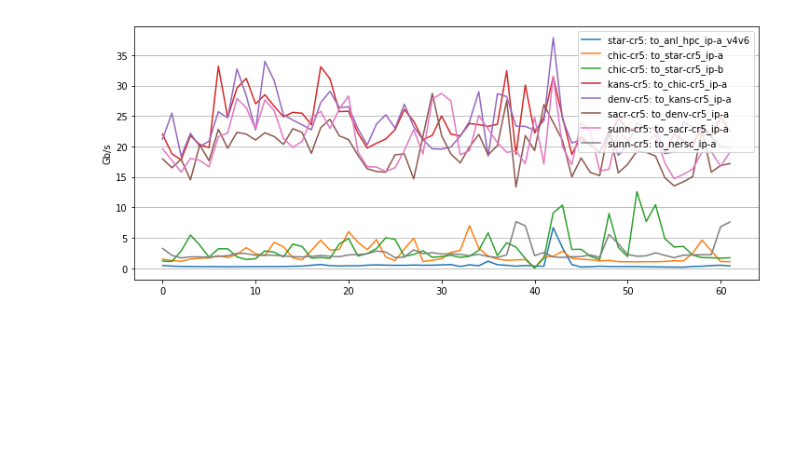
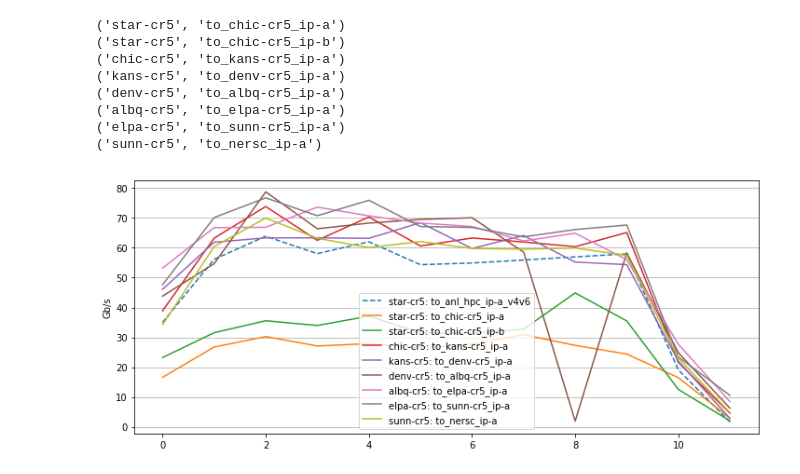
Before and after one commit to liuyuanlai/DTNSpeedTest, a Jupyter notebook: jupyter/snmp.ipynb, the cells around one changed output. Drawn from its saved outputs; the diff is of its cells as text; code cells hidden in the pictures; blank space fills up the shorter version.

```diff
--- a/jupyter/snmp.ipynb
+++ b/jupyter/snmp.ipynb
@@ -8,7 +11,10 @@ def get_throughput(node, port, ts=None, te=None):
     out_url = "http://graphite.es.net/snmp/west/%s/interface/%s/out?begin=%d&end=%d&calc=30"% (node, port, ts, te)
     in_url  = "http://graphite.es.net/snmp/west/%s/interface/%s/in?begin=%d&end=%d&calc=30" % (node, port, ts, te)
     r = requests.get(out_url).text
-    res_out = json.loads(r)
+    try:
+        res_out = json.loads(r)
+    except:
+        print(r)
 
     r = requests.get(in_url).text
     res_in = json.loads(r)
@@ -26,10 +32,18 @@ nersc2alcf_esnet = (('sunn-cr5', 'to_nersc_ip-a'),    ('sacr-cr5', 'to_sunn-cr5_
                     ('denv-cr5', 'to_sacr-cr5_ip-a'), ('kans-cr5', 'to_denv-cr5_ip-a'),\
                     ('chic-cr5', 'to_kans-cr5_ip-a'), ('star-cr5', 'to_chic-cr5_ip-a'), \
                     ('star-cr5', 'to_chic-cr5_ip-b'), ('star-cr5', 'to_anl_hpc_ip-a_v4v6'))
+
+# verified new path via ELPA
+# alcf2nersc_esnet = (('star-cr5', 'to_anl_hpc_ip-a_v4v6'), ('star-cr5', 'to_chic-cr5_ip-a'), \
+#                     ('star-cr5', 'to_chic-cr5_ip-b'), ('chic-cr5', 'to_kans-cr5_ip-a'), \
+#                     ('kans-cr5', 'to_denv-cr5_ip-a'), \
+#                     ('denv-cr5', 'to_albq-cr5_ip-a'), ('albq-cr5', 'to_elpa-cr5_ip-a'), \
+#                     ('elpa-cr5', 'to_sunn-cr5_ip-a'), ('sunn-cr5', 'to_nersc_ip-a'))
 # %%
 def get_path_throughput(path, ts, te):
     _ret = {}
     for node, port in path:
+        time.sleep(1)
         _thro = get_throughput(node, port, ts, te)
         _ret[(node, port)] = _thro
     return _ret
@@ -56,19 +50,44 @@ get_path_throughput(alcf2nersc_esnet, 1531766346-1800, 1531766346)
 # %%
-legend = []
-plt.figure(figsize=(12,5))
-for _node in _res:
-    node, port = _node
-    legend.append(node + ": " + port)
-    #print(node)
-    _in = _res[_node]['in'][:, 1]
-    in_thro = _in * 8 / (2**30)
-    #print(in_thro)
-    _out = _res[_node]['out']
-    plt.plot(in_thro)
-plt.legend(legend)
-ax = plt.axes()
-ax.yaxis.grid()
-plt.ylabel("Gb/s")
-plt.show()
+def parse_result_plot(timeStamp, period = 300):
+    _res = get_path_throughput(alcf2nersc_esnet, timeStamp, timeStamp + period)
+    plt.close()
+    plt.figure(figsize=(12,5))
+    for _node in _res:
+        node, port = _node
+        #legend.append(node + ": " + port)
+        s_port = 'to_nersc_ip-a'
+        #s_port = 'to_anl_hpc_ip-a_v4v6'
+        if port == s_port:
+            _out = _res[_node]['out'][:, 1]
+            out_thro = _out * 8 / (10**9)
+            plt.plot(out_thro, '--', label = node + ": " + port)
+            continue
+        #print(node)
+        print(_node)
+        _in = _res[_node]['in'][:, 1]
+        #except:
+         #   continue
+        in_thro = _in * 8 / (10**9)
+        #print(in_thro)
+        plt.plot(in_thro, label = node + ": " + port)
+    plt.legend()
+    ax = plt.axes()
+    ax.yaxis.grid()
+    plt.ylabel("Gb/s")
+    plt.show()
-# %% [output]
-[figure, removed]
+# %%
+timeStamp = 1532032892
+p = 10
+down
+# %%
+parse_result_plot(timeStamp)
+# %% [output]
+('star-cr5', 'to_chic-cr5_ip-a')
+('star-cr5', 'to_chic-cr5_ip-b')
+('chic-cr5', 'to_kans-cr5_ip-a')
+('kans-cr5', 'to_denv-cr5_ip-a')
+('denv-cr5', 'to_albq-cr5_ip-a')
+('albq-cr5', 'to_elpa-cr5_ip-a')
+('elpa-cr5', 'to_sunn-cr5_ip-a')
+('sunn-cr5', 'to_nersc_ip-a')
+[figure, added]
```
Also changed, not shown: parts of 31 cells of this notebook, 8 other files.
